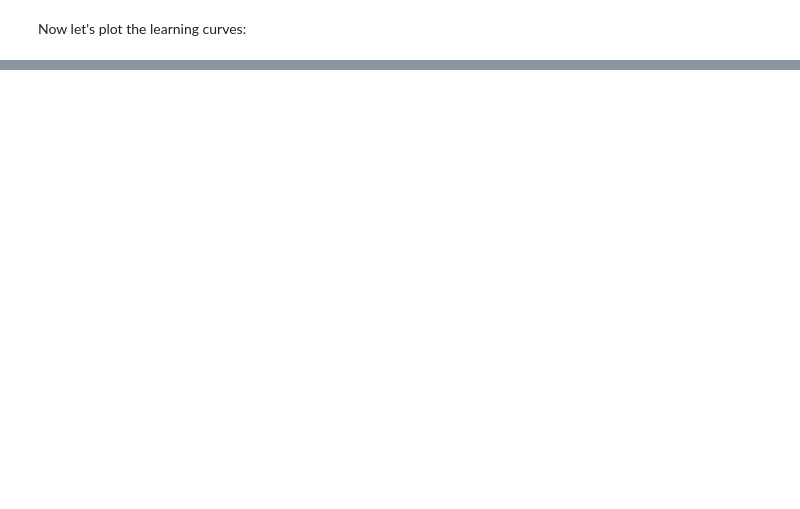
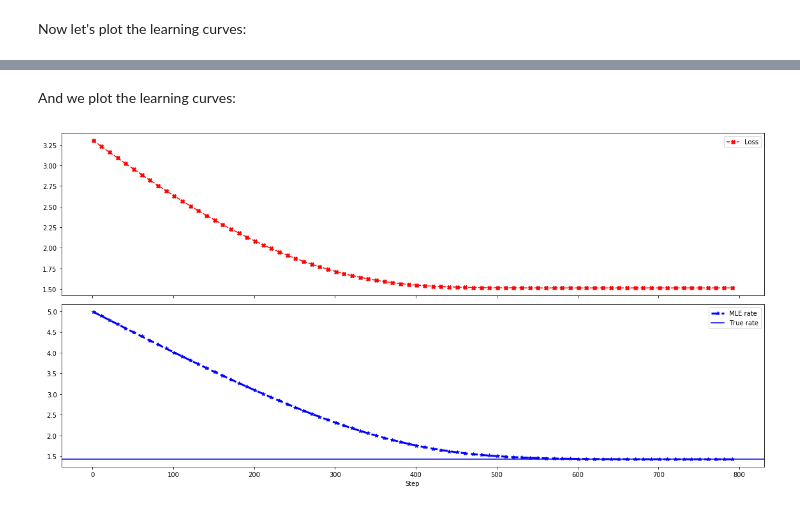
Before and after one commit to pianocode/thelongrun_notebooks, a Jupyter notebook: MLE_tutorial.ipynb, the cells around one changed output, grey strips where cells are left out. Cells and saved outputs as stored; diff of their text form; code cells hidden in the pictures; blank space fills up the shorter version.

```diff
--- a/MLE_tutorial.ipynb
+++ b/MLE_tutorial.ipynb
@@ -131,0 +168,7 @@ plt.tight_layout()
+# %%
+# The model is a probability distribution
+rate = tf.Variable([5.], name="rate") # Give the parameter an initial value
+model = tfd.Poisson(rate=rate)
+# %%
+optimizer = tf.optimizers.Adam(0.01)
+ulp, pvp, vrp = mle_run(fake_samples, model, [rate], optimizer, steps=800, verbose=True)
@@ -131,0 +213,6 @@ plt.tight_layout()
+# %% [markdown]
+And we plot the learning curves:
+# %%
+plot_curves(ulp, fake_samples, [rate])
+# %% [output]
+[figure, added]
```
Also changed, not shown: parts of 17 cells of this notebook.
